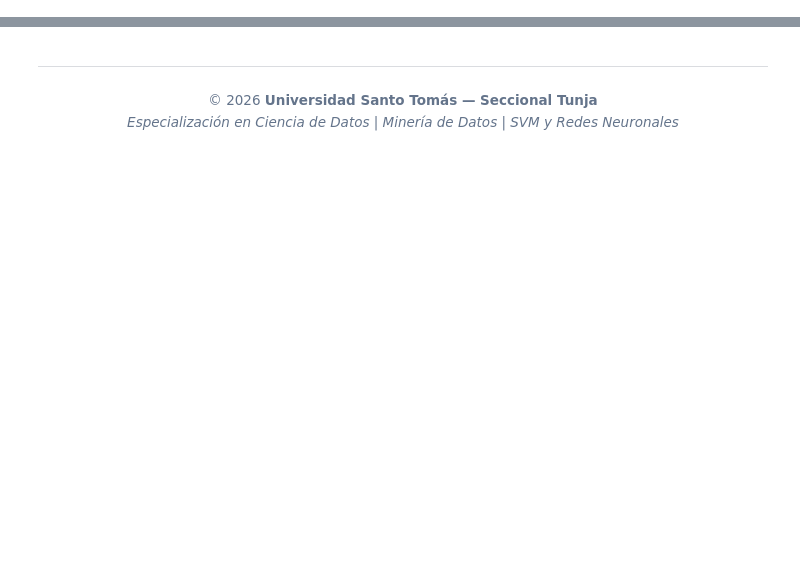
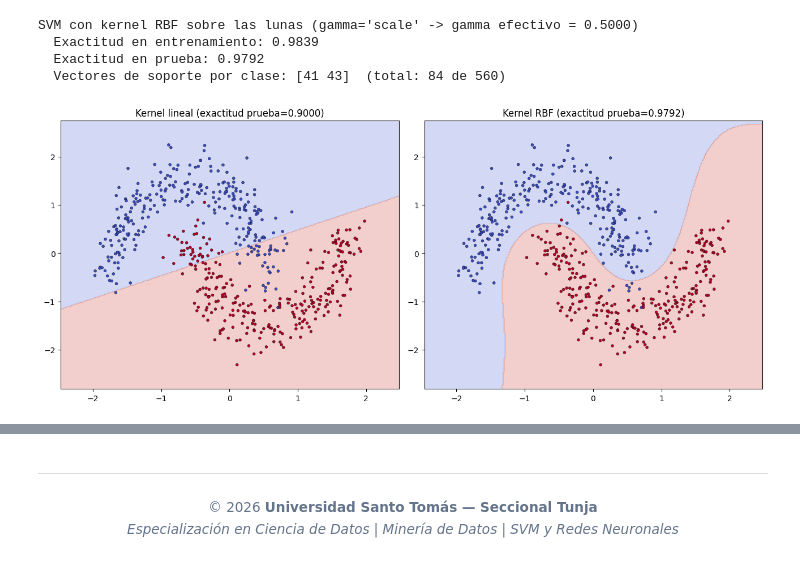
Before and after one commit to GesCienciaDatos/Data-Science-Programming---USTA-Tunja-Repository, a Jupyter notebook: Data Mining/06 - Maquinas de Soporte Vectorial y Redes Neuronales/01_El_Truco_del_Kernel_Fronteras_No_Lineales_y_SVR.ipynb, the cells around one changed output, grey strips where cells are left out. Drawn from its saved outputs; the diff is of its cells as text; code cells hidden in the pictures; blank space fills up the shorter version.

```diff
--- a/Data Mining/06 - Maquinas de Soporte Vectorial y Redes Neuronales/01_El_Truco_del_Kernel_Fronteras_No_Lineales_y_SVR.ipynb
+++ b/Data Mining/06 - Maquinas de Soporte Vectorial y Redes Neuronales/01_El_Truco_del_Kernel_Fronteras_No_Lineales_y_SVR.ipynb
@@ -38,0 +128,20 @@ print("SVR configurado con éxito!")
+# %%
+from sklearn.model_selection import train_test_split
+from sklearn.preprocessing import StandardScaler
+from sklearn.svm import SVC
+
+X = df_moons[["x1", "x2"]].values
+y = df_moons["clase"].values.astype(int)
+
+X_tr, X_te, y_tr, y_te = train_test_split(X, y, test_size=0.3, random_state=42, stratify=y)
+
+scaler = StandardScaler().fit(X_tr)
+X_tr_s = scaler.transform(X_tr)
+X_te_s = scaler.transform(X_te)
+
+svc_lineal = SVC(kernel="linear", C=1.0)
+svc_lineal.fit(X_tr_s, y_tr)
+
+print(f"SVM lineal sobre las lunas")
+print(f"  Exactitud en entrenamiento: {svc_lineal.score(X_tr_s, y_tr):.4f}")
+print(f"  Exactitud en prueba: {svc_lineal.score(X_te_s, y_te):.4f}")
@@ -38,0 +177,31 @@ print("SVR configurado con éxito!")
+# %%
+svc_rbf = SVC(kernel="rbf", C=1.0, gamma="scale")
+svc_rbf.fit(X_tr_s, y_tr)
+
+print(f"SVM con kernel RBF sobre las lunas (gamma='scale' -> gamma efectivo = {svc_rbf._gamma:.4f})")
+print(f"  Exactitud en entrenamiento: {svc_rbf.score(X_tr_s, y_tr):.4f}")
+print(f"  Exactitud en prueba: {svc_rbf.score(X_te_s, y_te):.4f}")
+print(f"  Vectores de soporte por clase: {svc_rbf.n_support_}  (total: {svc_rbf.support_vectors_.shape[0]} de {len(y_tr)})")
+# %% [output]
+SVM con kernel RBF sobre las lunas (gamma='scale' -> gamma efectivo = 0.5000)
+  Exactitud en entrenamiento: 0.9839
+  Exactitud en prueba: 0.9792
+  Vectores de soporte por clase: [41 43]  (total: 84 de 560)
+# %%
+def graficar_frontera(ax, modelo, titulo):
+    x_min, x_max = X_tr_s[:, 0].min() - 0.5, X_tr_s[:, 0].max() + 0.5
+    y_min, y_max = X_tr_s[:, 1].min() - 0.5, X_tr_s[:, 1].max() + 0.5
+    xx, yy = np.meshgrid(np.linspace(x_min, x_max, 300), np.linspace(y_min, y_max, 300))
+    Z = modelo.predict(np.c_[xx.ravel(), yy.ravel()]).reshape(xx.shape)
+    ax.contourf(xx, yy, Z, alpha=0.25, cmap="coolwarm")
+    ax.scatter(X_tr_s[:, 0], X_tr_s[:, 1], c=y_tr, cmap="coolwarm",
+               s=12, edgecolors="k", linewidths=0.3)
+    ax.set_title(titulo)
+
+fig, axes = plt.subplots(1, 2, figsize=(13, 5.5))
+graficar_frontera(axes[0], svc_lineal, f"Kernel lineal (exactitud prueba={svc_lineal.score(X_te_s, y_te):.4f})")
+graficar_frontera(axes[1], svc_rbf, f"Kernel RBF (exactitud prueba={svc_rbf.score(X_te_s, y_te):.4f})")
+plt.tight_layout()
+plt.show()
+# %% [output]
+[figure, added]
```
Also changed, not shown: parts of 28 cells of this notebook, 44 other files.
